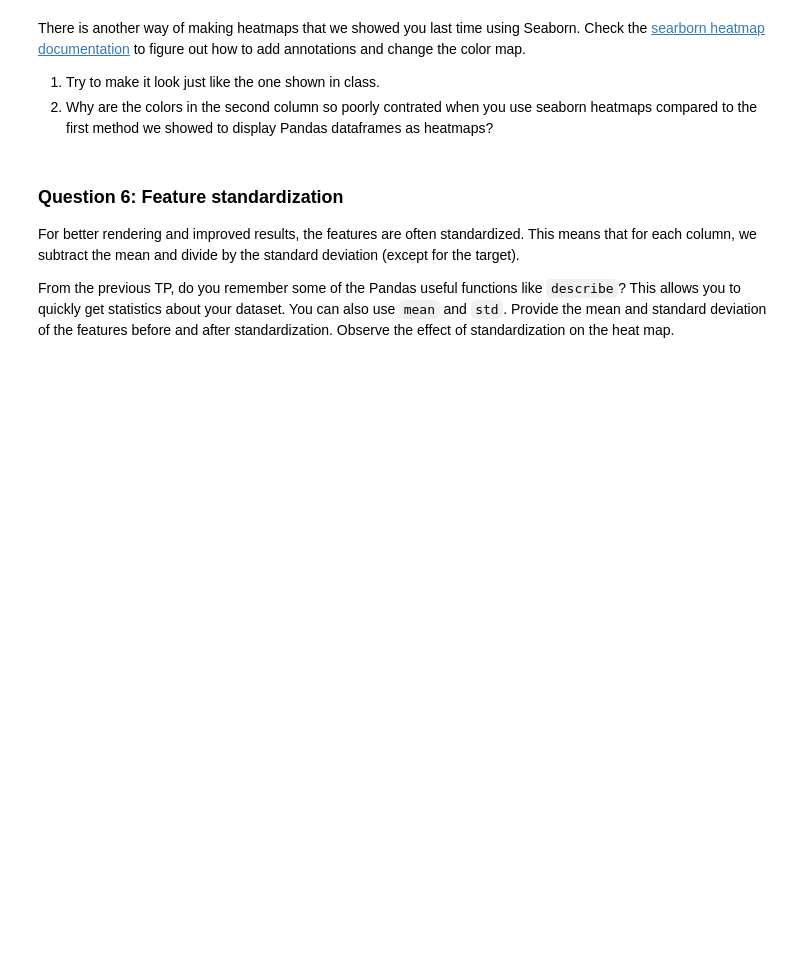
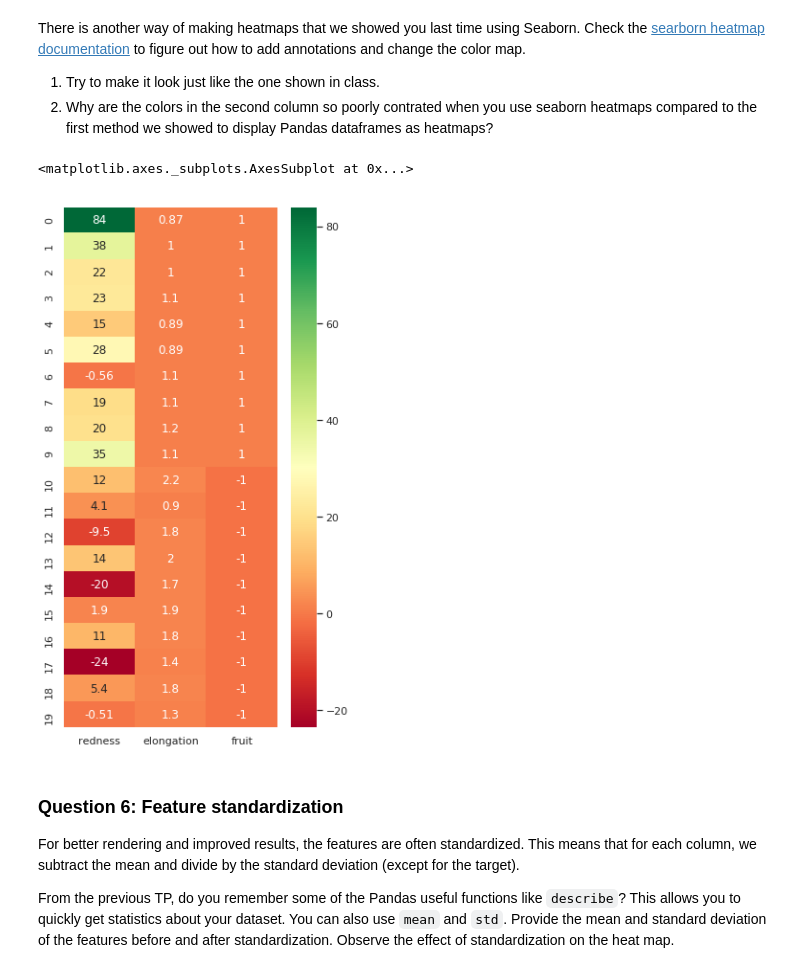
Before and after one commit to adblackx/info232, a Jupyter notebook: TP1/TP1.ipynb, the cells around one changed output. Cells and saved outputs as stored; diff of their text form; code cells hidden in the pictures; blank space fills up the shorter version.

```diff
--- a/TP1/TP1.ipynb
+++ b/TP1/TP1.ipynb
@@ -128,11 +140,11 @@ Important: R, G, and B should be transformed to float to get correct results.
 ### Answer to question 2
 question = 2
 
-"""
+
 R = np.ones((M.shape[0], M.shape[1]))
 G = np.ones((M.shape[0], M.shape[1]))
 B = np.ones((M.shape[0], M.shape[1]))
-R = R.astype(float)
+"""R = R.astype(float)
 G = G.astype(float)
 B = B.astype(float)"""
 R[:,:]=M[:,:,0]
@@ -285,9 +329,12 @@ There is another way of making heatmaps that we showed you last time using Seabo
 # %%
 import seaborn as sns; sns.set()
 fig = plt.figure(figsize=(5,10))
 # Put your code here the create a seaborn heat map
 # looking like the one shown in class
-sns.heatmap(_XY, cmap="RdYlGn", annot=Tru )
+sns.heatmap(_XY, cmap="RdYlGn", annot=True )
+# %% [output]
+<matplotlib.axes._subplots.AxesSubplot at 0x...>
+[figure, added]
 # %% [markdown]
 ### Question 6: Feature standardization
 For better rendering and improved results, the features are often standardized. This means that for each column, we subtract the mean and divide by the standard deviation (except for the target).
```
Also changed, not shown: parts of 24 cells of this notebook.
